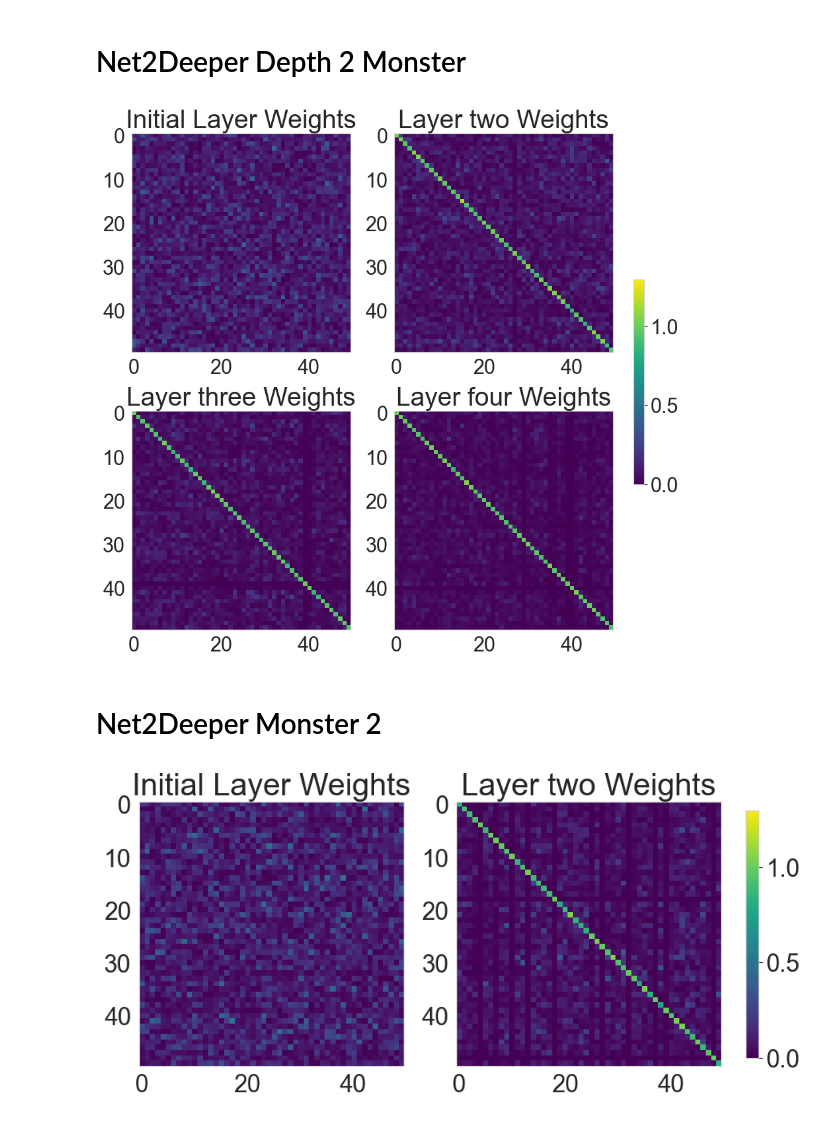
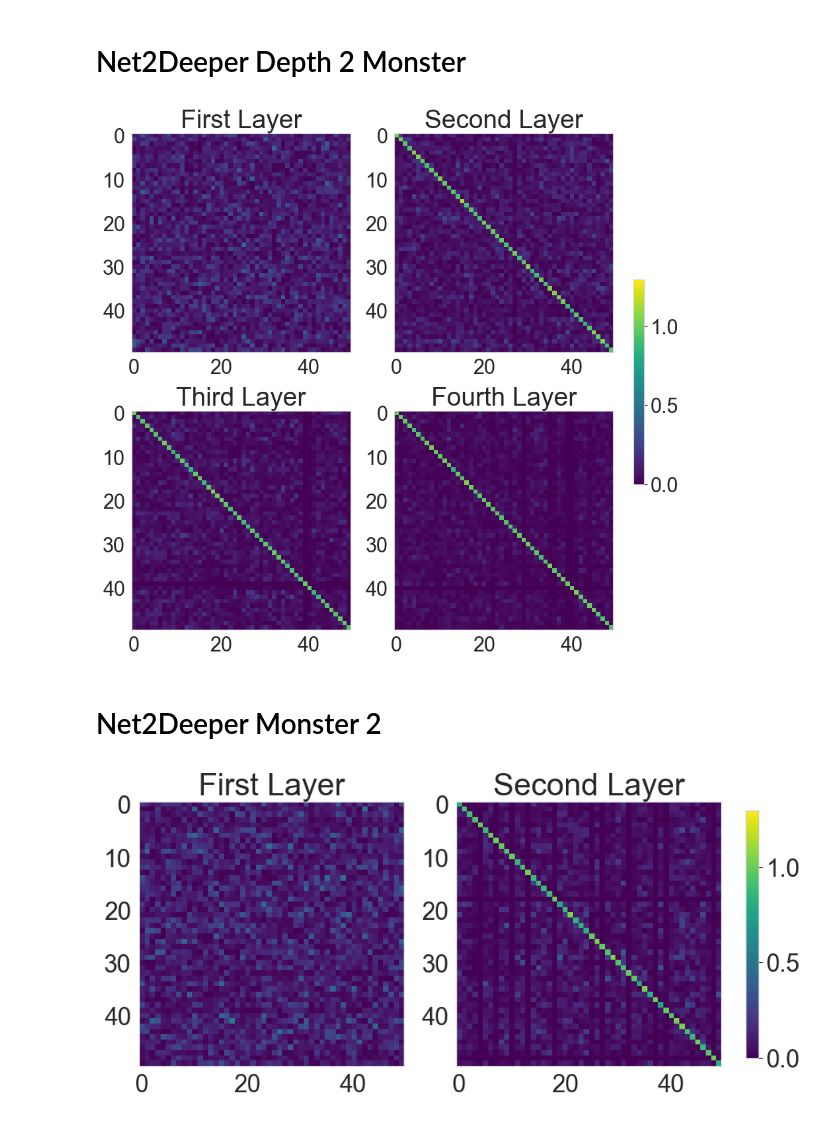
Before and after one commit to automl/GrowNN, a Jupyter notebook: plotting/network_weights/minihack/net2deeper/visualize.ipynb, the cells around one changed output. Saved outputs shown, nothing was run; the diff lists cells and outputs as text; code cells hidden in the pictures.

```diff
--- a/plotting/network_weights/minihack/net2deeper/visualize.ipynb
+++ b/plotting/network_weights/minihack/net2deeper/visualize.ipynb
@@ -118,17 +118,17 @@ fourth_layer_weights = fourth_layer_weights[:50, :50]
 # %%
 fig, axs = plt.subplots(2, 2, figsize=(10, 10))
 axs[0, 0].imshow(first_layer_weights, cmap='viridis', vmin=0, vmax=1.3)
-axs[0, 0].set_title('Initial Layer Weights', fontsize=28)
+axs[0, 0].set_title('First Layer', fontsize=28)
 axs[0, 1].imshow(second_layer_weights, cmap='viridis', vmin=0, vmax=1.3)
-axs[0, 1].set_title('Layer two Weights', fontsize=28)
+axs[0, 1].set_title('Second Layer', fontsize=28)
 axs[1, 0].imshow(third_layer_weights, cmap='viridis', vmin=0, vmax=1.3)
-axs[1, 0].set_title('Layer three Weights', fontsize=28)
+axs[1, 0].set_title('Third Layer', fontsize=28)
 im4 = axs[1, 1].imshow(fourth_layer_weights, cmap='viridis', vmin=0, vmax=1.3)
-axs[1, 1].set_title('Layer four Weights', fontsize=28)
+axs[1, 1].set_title('Fourth Layer', fontsize=28)
 fig.colorbar(im4, ax=axs, orientation='vertical', fraction=0.02, pad=0.04)
 plt.savefig('plotting/network_weights/minihack/net2deeper/monster_4.pdf', bbox_inches='tight')
 # %% [output]
-[figure, old version]
+[figure, new version]
 # %% [markdown]
 # Net2Deeper Monster 2
 # %%
@@ -144,10 +144,10 @@ layer2 = layer2[:50, :50]
 # %%
 fig, axs = plt.subplots(1, 2, figsize=(10, 5))
 axs[0].imshow(layer1, cmap='viridis', vmin=0, vmax=1.3)
-axs[0].set_title('Initial Layer Weights', fontsize=28)
+axs[0].set_title('First Layer', fontsize=28)
 im3 = axs[1].imshow(layer2, cmap='viridis', vmin=0, vmax=1.3)
-axs[1].set_title('Layer two Weights', fontsize=28)
+axs[1].set_title('Second Layer', fontsize=28)
 fig.colorbar(im3, ax=axs, orientation='vertical', fraction=0.02, pad=0.04)
 plt.savefig('plotting/network_weights/minihack/net2deeper/monster_2.pdf', bbox_inches='tight')
 # %% [output]
-[figure, old version]
+[figure, new version]
```
Also changed, not shown: 26 other files.
